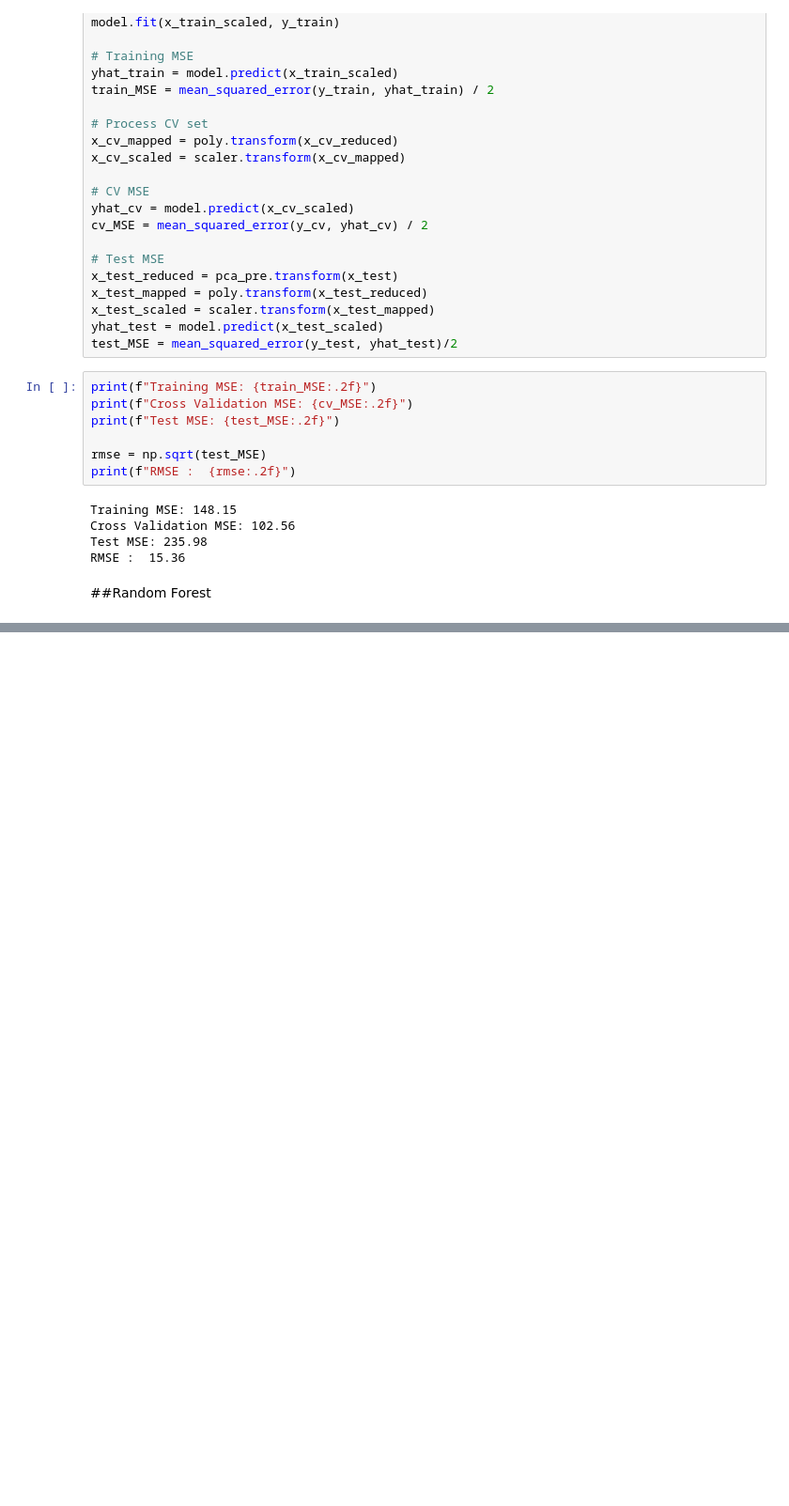
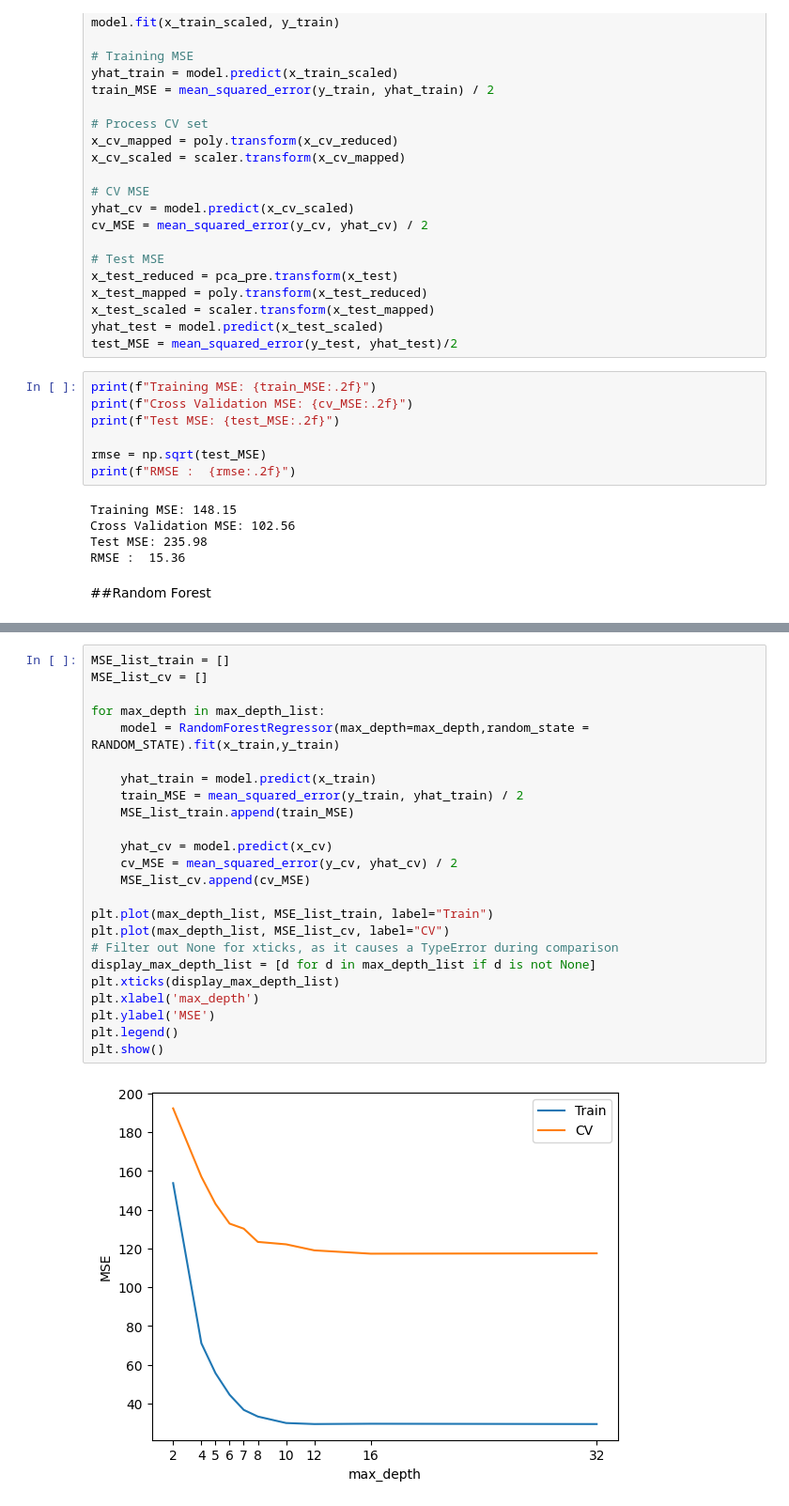
Before and after one commit to wathsan11/ML-grape-berries-hyperspectral-, a Jupyter notebook: GrapeBerriesHyperspectral.ipynb, the cells around one changed output, grey strips where cells are left out. Shown at 94% size. Saved outputs shown, nothing was run; the diff lists cells and outputs as text; blank space fills up the shorter version.

```diff
--- a/GrapeBerriesHyperspectral.ipynb
+++ b/GrapeBerriesHyperspectral.ipynb
@@ -1935,0 +1967,26 @@ RMSE :  15.36
+# %%
+MSE_list_train = []
+MSE_list_cv = []
+
+for max_depth in max_depth_list:
+    model = RandomForestRegressor(max_depth=max_depth,random_state = RANDOM_STATE).fit(x_train,y_train)
+
+    yhat_train = model.predict(x_train)
+    train_MSE = mean_squared_error(y_train, yhat_train) / 2
+    MSE_list_train.append(train_MSE)
+
+    yhat_cv = model.predict(x_cv)
+    cv_MSE = mean_squared_error(y_cv, yhat_cv) / 2
+    MSE_list_cv.append(cv_MSE)
+
+plt.plot(max_depth_list, MSE_list_train, label="Train")
+plt.plot(max_depth_list, MSE_list_cv, label="CV")
+# Filter out None for xticks, as it causes a TypeError during comparison
+display_max_depth_list = [d for d in max_depth_list if d is not None]
+plt.xticks(display_max_depth_list)
+plt.xlabel('max_depth')
+plt.ylabel('MSE')
+plt.legend()
+plt.show()
+# %% [output]
+[figure, added]
```
Also changed, not shown: parts of 7 cells of this notebook.
